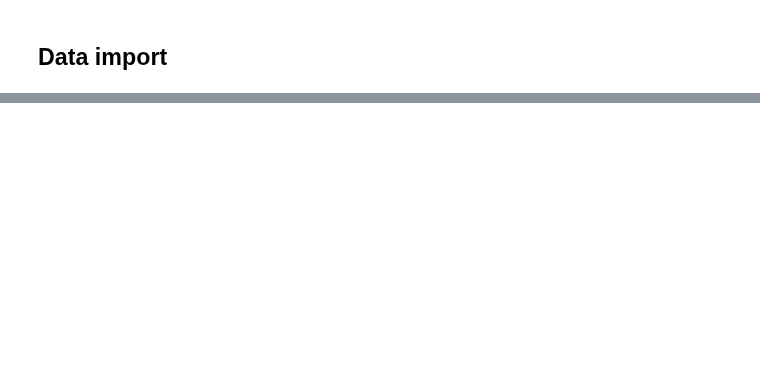
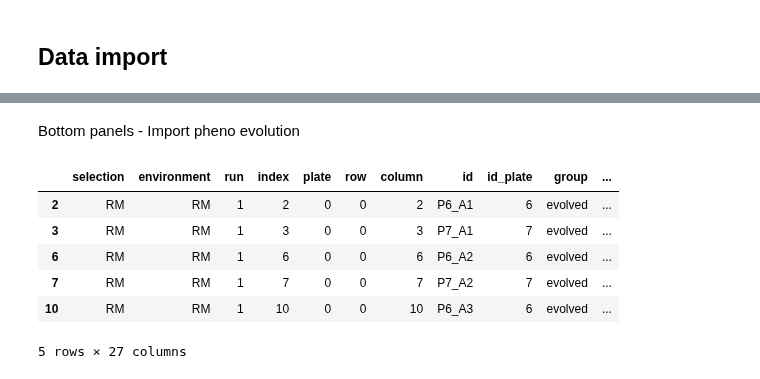
Before and after one commit to ivazquez/clonal-heterogeneity, a Jupyter notebook: src/figure2.ipynb, the cells around one changed output, grey strips where cells are left out. Saved outputs shown, nothing was run; the diff lists cells and outputs as text; code cells hidden in the pictures; blank space fills up the shorter version.

```diff
--- a/src/figure2.ipynb
+++ b/src/figure2.ipynb
@@ -491,0 +143,35 @@ RM
+# %% [markdown]
+Bottom panels - Import pheno evolution
+# %%
+# load data
+pheno_abs_df = utils.load_data(dir_data+'pheno/populations/pheno_populations_abs.pickle')
+pheno_df = utils.load_data(dir_data+'pheno/populations/pheno_populations_norm.pickle')
+
+# filter out strains used for spatial control
+pheno_df = pheno_df[(pheno_df.group == 'ancestral')|\
+                    (pheno_df.group == 'evolved')]
+
+groups_1 = pheno_df.groupby(['group','cross_rep','selection_rep'])
+pheno_df = pheno_df[pheno_df.selection_rep != '']
+
+for (ii,((group,cross_rep,selection_rep),g1)) in enumerate(groups_1):
+
+    if selection_rep!='':
+        df = groups_1.get_group(('ancestral',cross_rep,''))
+        df = df.replace([''],[selection_rep])
+
+        pheno_df = pheno_df.append(df)
+
+pheno_df['population'] = pheno_df['background']+'_'+pheno_df['cross']+'_'+pheno_df['cross_rep'].apply(str)+'_'+pheno_df['selection']+'_'+pheno_df['selection_rep'].apply(str)
+
+# pheno_df['growth_rate'] = pheno_df['growth_rate'] * pheno_abs_df[pheno_abs_df.group=='control'].growth_rate.mean()
+
+pheno_df.head()  # show dataframe header to stdout
+# %% [output]
+|  | selection | environment | run | index | plate | row | column | id | id_plate | group | ... |
+| 2 | RM | RM | 1 | 2 | 0 | 0 | 2 | P6_A1 | 6 | evolved | ... |
+| 3 | RM | RM | 1 | 3 | 0 | 0 | 3 | P7_A1 | 7 | evolved | ... |
+| 6 | RM | RM | 1 | 6 | 0 | 0 | 6 | P6_A2 | 6 | evolved | ... |
+| 7 | RM | RM | 1 | 7 | 0 | 0 | 7 | P7_A2 | 7 | evolved | ... |
+| 10 | RM | RM | 1 | 10 | 0 | 0 | 10 | P6_A3 | 6 | evolved | ... |
+5 rows × 27 columns
```
Also changed, not shown: parts of 35 cells of this notebook.
